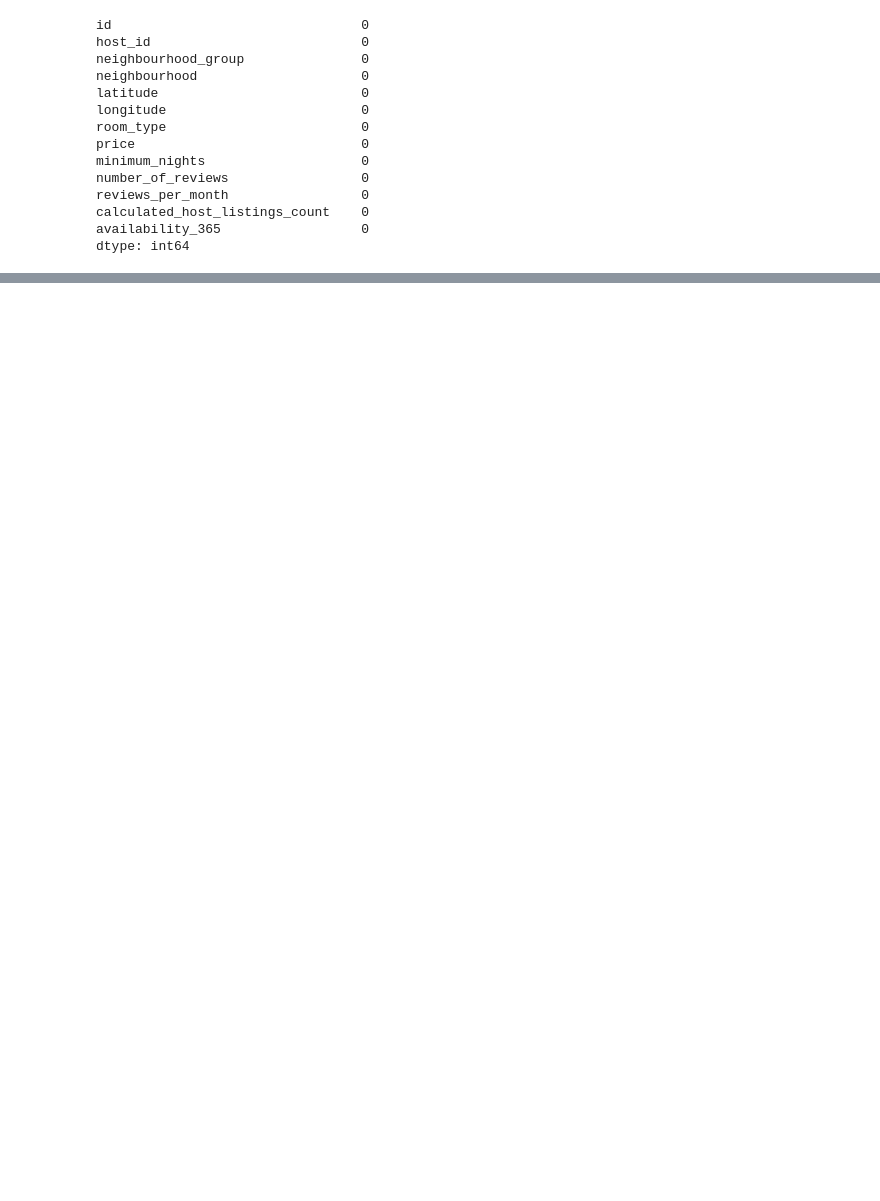
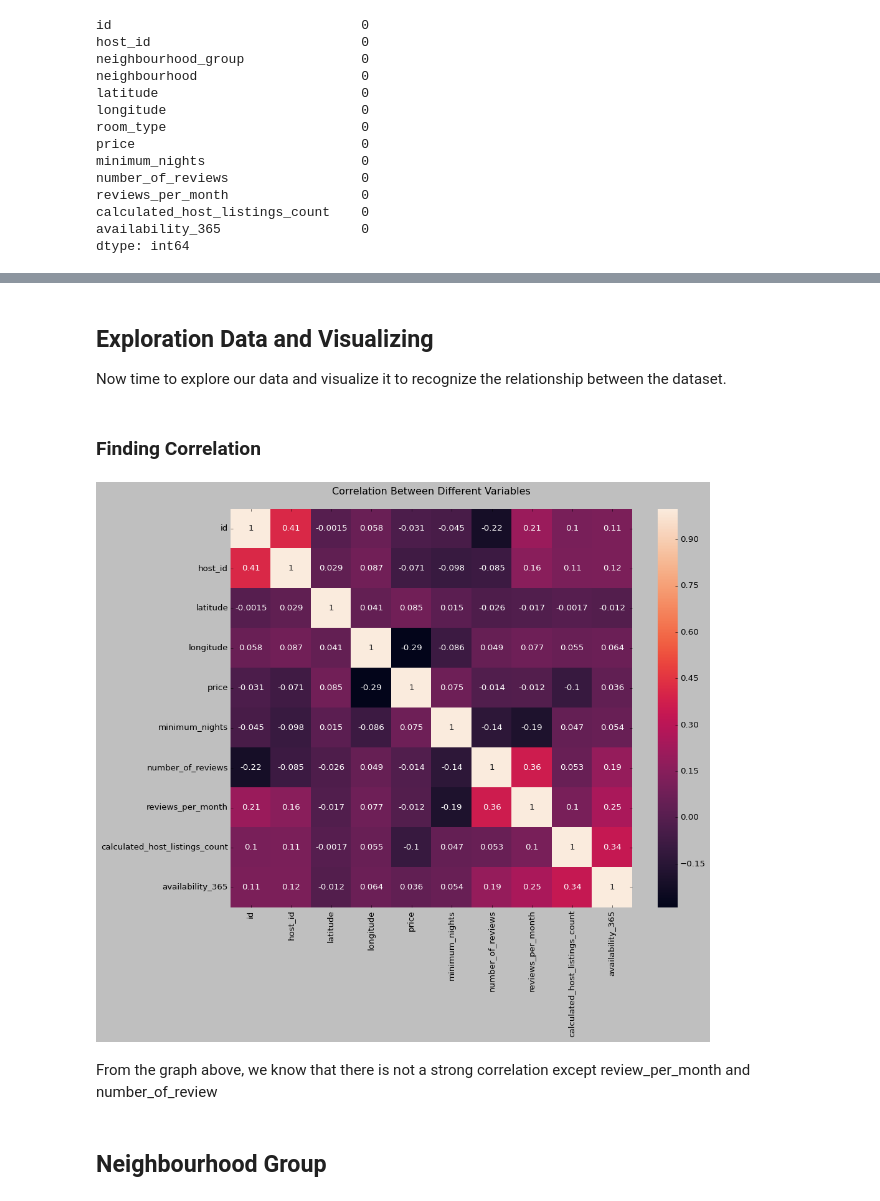
Before and after one commit to AkashSalmuthe/Airbnb-Bookings-Analysis---Akash-Salmuthe, a Jupyter notebook: Airbnb_Bookings_Analysis_Capstone_Project.ipynb, the cells around one changed output, grey strips where cells are left out. Cells and saved outputs as stored; diff of their text form; code cells hidden in the pictures; blank space fills up the shorter version.

Commit message:
EDA using neighborhood_group

```diff
--- a/Airbnb_Bookings_Analysis_Capstone_Project.ipynb
+++ b/Airbnb_Bookings_Analysis_Capstone_Project.ipynb
@@ -167,0 +227,18 @@ dtype: int64
+# %% [markdown]
+## **Exploration Data and Visualizing**
+
+Now time to explore our data and visualize it to recognize the relationship between the dataset.
+# %% [markdown]
+### Finding Correlation
+# %%
+corr = df.corr(method='kendall')
+plt.figure(figsize=(13,10))
+plt.title("Correlation Between Different Variables\n")
+sns.heatmap(corr, annot=True)
+plt.show()
+# %% [output]
+[figure, added]
+# %% [markdown]
+From the graph above, we know that there is not a strong correlation except review_per_month and number_of_review
+# %% [markdown]
+## **Neighbourhood Group**
```
Also changed, not shown: parts of 38 cells of this notebook.
